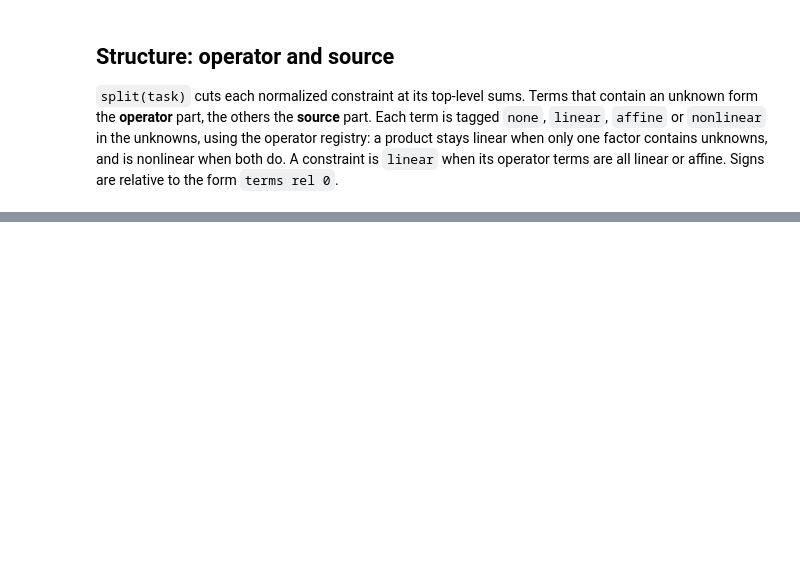
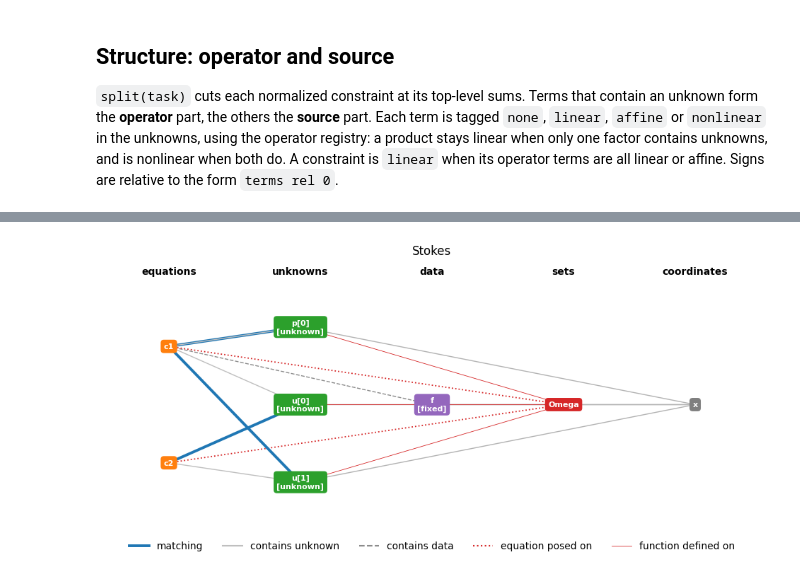
Before and after one commit to Qewton-Labs/Qewton, a Jupyter notebook: src/qewton/equations/notebooks/introduction.ipynb, the cells around one changed output, grey strips where cells are left out. Saved outputs shown, nothing was run; the diff lists cells and outputs as text; code cells hidden in the pictures; blank space fills up the shorter version.

```diff
--- a/src/qewton/equations/notebooks/introduction.ipynb
+++ b/src/qewton/equations/notebooks/introduction.ipynb
@@ -268,0 +485,13 @@ for c, s in zip(eq.normalize(forward.problem).problem.constraints, split(forward
+# %%
+stokes = fixtures.stokes()  # bulk steady Stokes equations; boundary conditions omitted
+stokes_symbols = {s.variable.name: s for s in stokes.symbols()}
+stokes_task = stokes.task(unknown=[stokes_symbols['u'], stokes_symbols['p']])
+graph = eq.coupling_graph(stokes_task)
+
+print('equations:', ', '.join(map(str, graph.equations)))
+print('unknown components:', ', '.join(map(str, graph.unknowns)))
+print('edges:', len(graph.edges))
+print('matching:', ', '.join(f'{equation} ↔ {unknown}' for equation, unknown in graph.matching))
+print('full matching:', graph.has_full_matching)
+for block in graph.blocks:
+    print('block:', ', '.join(map(str, block.equations)), '<->', ', '.join(map(str, block.unknowns)))
@@ -268,0 +564,9 @@ for c, s in zip(eq.normalize(forward.problem).problem.constraints, split(forward
+# %%
+import matplotlib.pyplot as plt
+
+fig, ax = plt.subplots(figsize=(12, 5))
+eq.plot_coupling(stokes_task, ax)
+ax.set_title('Stokes')
+plt.show()
+# %% [output]
+[figure, added]
```
Also changed, not shown: parts of 36 cells of this notebook, 20 other files.
